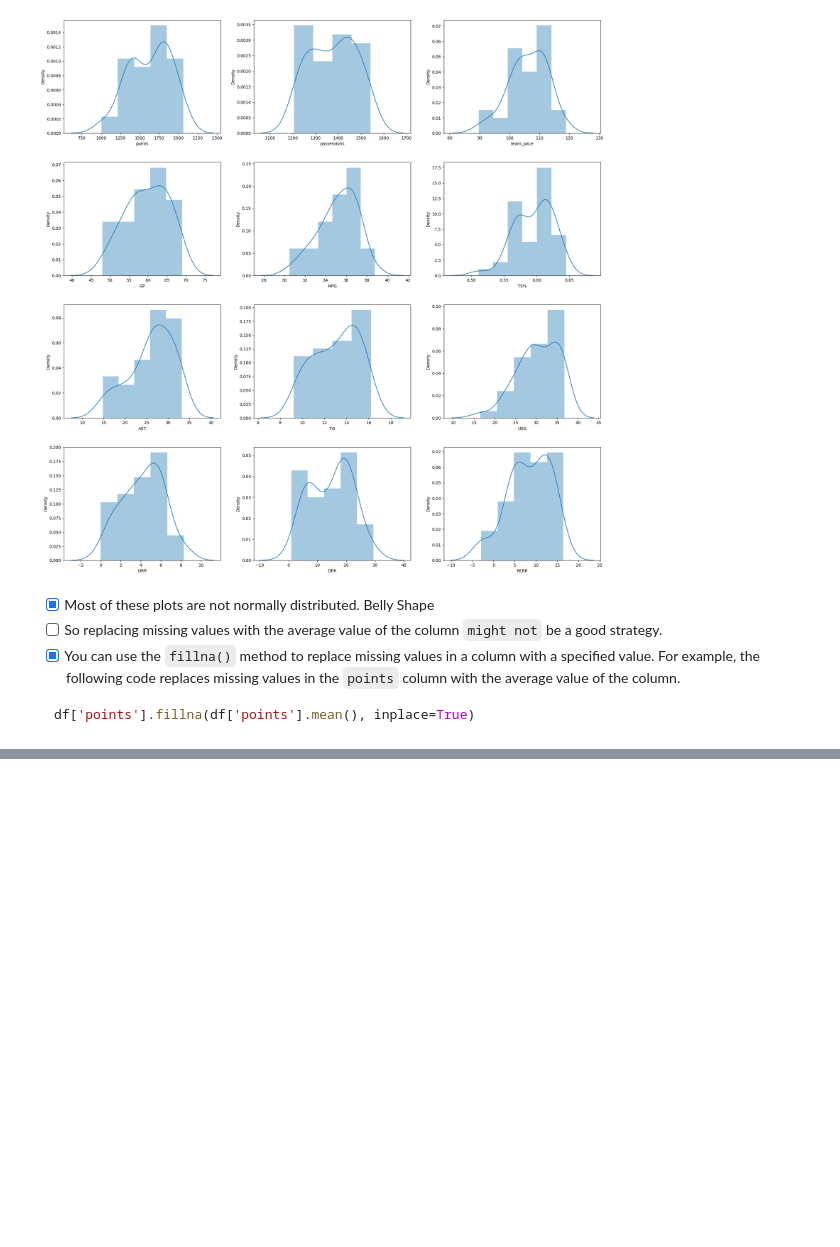
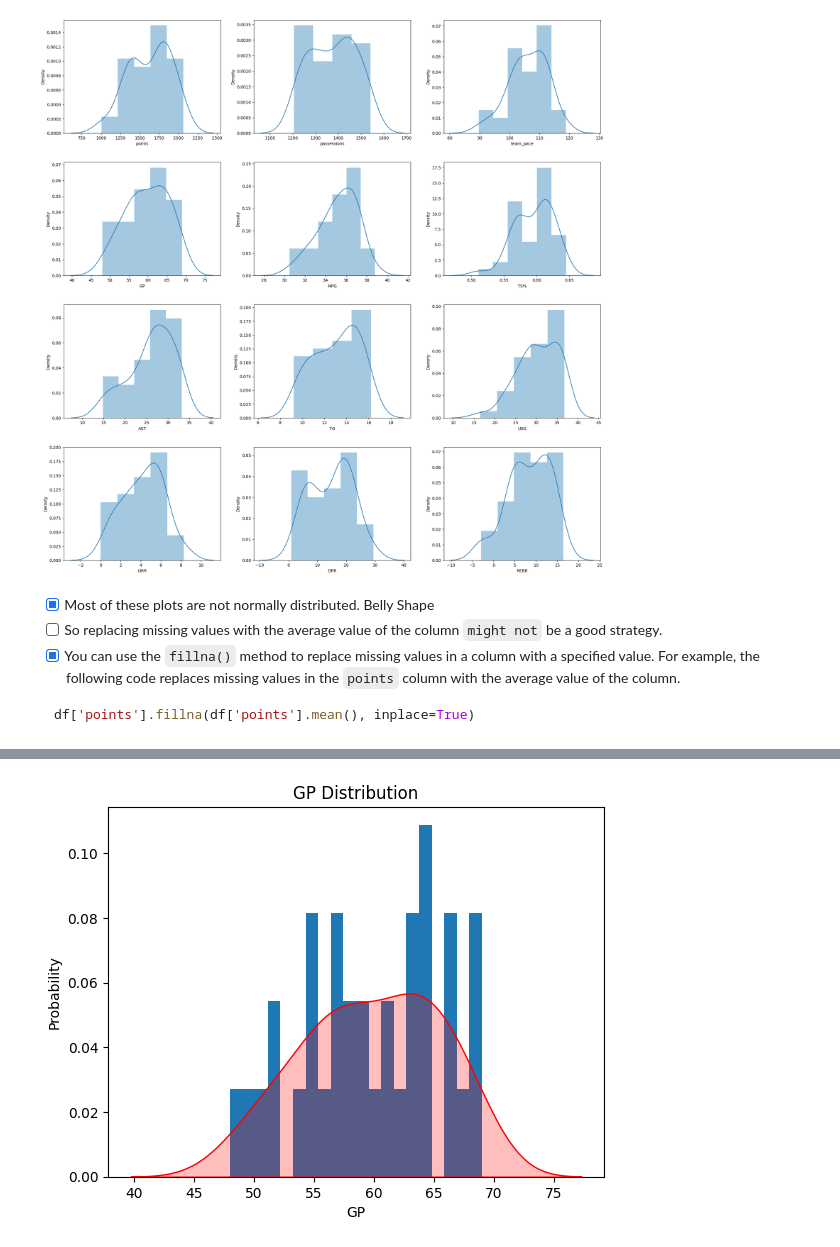
Before and after one commit to Mfundo-debug/space-jam-anl, a Jupyter notebook: space-jam.ipynb, the cells around one changed output, grey strips where cells are left out. Drawn from its saved outputs; the diff is of its cells as text; code cells hidden in the pictures; blank space fills up the shorter version.

```diff
--- a/space-jam.ipynb
+++ b/space-jam.ipynb
@@ -341,0 +360,10 @@ df['points'].fillna(df['points'].mean(), inplace=True)
+# %%
+plt.hist(data['GP'], density=True, bins=20)
+color = 'red'
+sns.kdeplot(data['GP'],color=color, shade=True)
+plt.xlabel('GP')
+plt.ylabel('Probability')
+plt.title('GP Distribution')
+plt.show()
+# %% [output]
+[figure, added]
```
Also changed, not shown: parts of 15 cells of this notebook.
